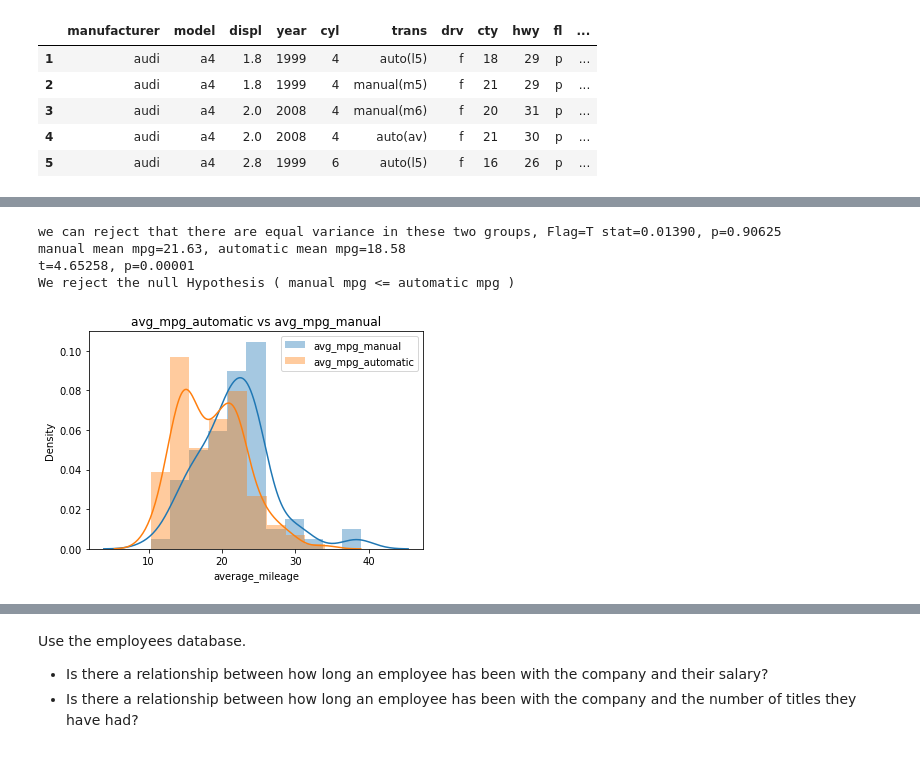
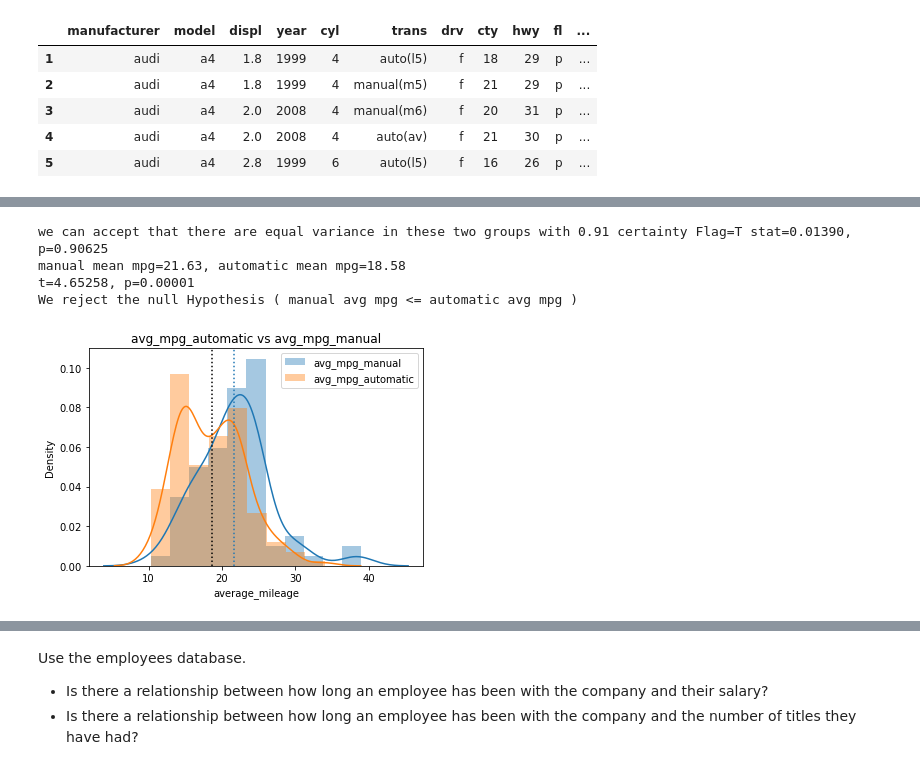
Before and after one commit to geary-shenck/statistics-exercises, a Jupyter notebook: hypothesis_testing.ipynb, the cells around one changed output, grey strips where cells are left out. Drawn from its saved outputs; the diff is of its cells as text; code cells hidden in the pictures.

```diff
--- a/hypothesis_testing.ipynb
+++ b/hypothesis_testing.ipynb
@@ -119,4 +182,6 @@ We fail to reject the null hypothesis ( 1999 mpg == 2008 mpg )
 # %%
+## i did this incorrectly in that i used compact vs non compact, refer to class version, and 2 sample test rather than 1 sample
+
 #Are compact cars more fuel-efficient than the average car?
 H0 = "compact mpg <= standard mpg"
 H1 = "compact mpg > standard mpg"
@@ -130,19 +195,21 @@ alpha = .05
 
 #compare variances to know how to run the test
 stat,pval = stats.levene(avg_mpg_compact_series,avg_mpg_standard_series)
-stat,pval
-if pval > .05:
+if pval > 0.05:
     equal_var_flag = True
-    print("look like there are equal variance in these two groups Flag=T",'stat=%.5f, p=%.5f' % (stat,pval))
+    print(f"we can accept that there are equal variance in these two groups with {round(pval,2)} certainty Flag=T",'stat=%.5f, p=%.5f' % (stat,pval))
 else:
     equal_var_flag = False
-    print("use equal_var = False",'stat=%.5f, p=%.5f' % (stat,pval))
+    print(f"we can reject that there are equal variance in these two groups with {round((1-pval),2)} certainty Flag=F",'stat=%.5f, p=%.5f' % (stat,pval))
 
 #graph it out
 ax = sns.distplot(avg_mpg_compact_series,label="avg_mpg_compact")
 ax = sns.distplot(avg_mpg_standard_series,label="avg_mpg_standard")
 ax.legend()
-ax.set_title("avg_mpg_compact vs avg_mpg_standard")
+ax.set_title("avg_mpg_compact vs avg_mpg_standard - me")
+ax.axvline(avg_mpg_compact_series.mean(),ls=":")
+ax.axvline(avg_mpg_standard_series.mean(),ls=":",color="black")
+
 
 print('1999 mean mpg=%.2f, 2008 mean mpg=%.2f' % (avg_mpg_compact_series.mean(),avg_mpg_standard_series.mean()))
 
@@ -153,6 +220,6 @@ if p/2 > alpha: #directionality, use the half p
     print("We fail to reject the null hypothesis (", H0,")")
 elif t < 0: # would pass if alternative mean was less than the null mean
     print("We fail to reject the null hypothesis (", H0,")")
-else:
+else: #p/2 < alpha and t > 0
      print("We reject the null Hypothesis (", H0,")")
 # %% [output]
@@ -164,45 +273,48 @@ We reject the null Hypothesis ( compact mpg <= standard mpg )
 # %%
 #Do manual cars get better gas mileage than automatic cars?
-H0 = "manual mpg <= automatic mpg"
-H1 = "manual mpg > automatic mpg"
+H0 = "manual avg mpg <= automatic avg mpg"
+H1 = "manual avg mpg > automatic avg mpg"
 mpg_df = data("mpg")
 mpg_df["average_mileage"] = (2/((1/mpg_df.hwy) + (1/mpg_df.cty)))
 
-avg_mpg_manual_series = (mpg_df[mpg_df["trans"].isin(["manual(m5)", "manual(m6)"])]["average_mileage"])
-avg_mpg_automatic_series = (mpg_df[~mpg_df["trans"].isin(["manual(m5)", "manual(m6)"])]["average_mileage"])
+avg_mpg_manual_series = (mpg_df[mpg_df["trans"].str.contains("manual")]["average_mileage"]) #using .str.contains()
+avg_mpg_automatic_series = (mpg_df[~mpg_df["trans"].isin(["manual(m5)", "manual(m6)"])]["average_mileage"]) # using .isin[] and inversing with ~
 
 alpha = .05
 
 #compare variances to know how to run the test
 stat,pval = stats.levene(avg_mpg_manual_series,avg_mpg_automatic_series)
-stat,pval
-if pval > .05:
+if pval > 0.05:
     equal_var_flag = True
-    print("we can reject that there are equal variance in these two groups, Flag=T",'stat=%.5f, p=%.5f' % (stat,pval))
+    print(f"we can accept that there are equal variance in these two groups with {round(pval,2)} certainty Flag=T",'stat=%.5f, p=%.5f' % (stat,pval))
 else:
     equal_var_flag = False
-    print("use equal_var = False",'stat=%.5f, p=%.5f' % (stat,pval))
+    print(f"we can reject that there are equal variance in these two groups with {round((1-pval),2)} certainty Flag=F",'stat=%.5f, p=%.5f' % (stat,pval))
 
 #graph it out
 ax = sns.distplot(avg_mpg_manual_series,label="avg_mpg_manual")
 ax = sns.distplot(avg_mpg_automatic_series,label="avg_mpg_automatic")
 ax.legend()
 ax.set_title("avg_mpg_automatic vs avg_mpg_manual")
+ax.axvline(avg_mpg_manual_series.mean(),ls=":")
+ax.axvline(avg_mpg_automatic_series.mean(),ls=":",color="black")
+
+
 
 print('manual mean mpg=%.2f, automatic mean mpg=%.2f' % (avg_mpg_manual_series.mean(), avg_mpg_automatic_series.mean()))
 
 t, p = stats.ttest_ind( avg_mpg_manual_series , avg_mpg_automatic_series , equal_var = equal_var_flag )
 print('t=%.5f, p=%.5f' % (t,p))
 
-if p/2 > alpha: #no directionality, use the full p
+if p/2 > alpha: #directionality (greater than)
     print("We fail to reject the null hypothesis (", H0,")")
 elif t < 0: # would pass if alternative mean was less than the null mean
     print("We fail to reject the null hypothesis (", H0,")")
-else:
+else: # p/2 < alpha and/or t > 0
      print("We reject the null Hypothesis (", H0,")")
 # %% [output]
-we can reject that there are equal variance in these two groups, Flag=T stat=0.01390, p=0.90625
+we can accept that there are equal variance in these two groups with 0.91 certainty Flag=T stat=0.01390, p=0.90625
 manual mean mpg=21.63, automatic mean mpg=18.58
 t=4.65258, p=0.00001
-We reject the null Hypothesis ( manual mpg <= automatic mpg )
+We reject the null Hypothesis ( manual avg mpg <= automatic avg mpg )
-[figure, old version]
+[figure, new version]
```
Also changed, not shown: parts of 28 cells of this notebook.
